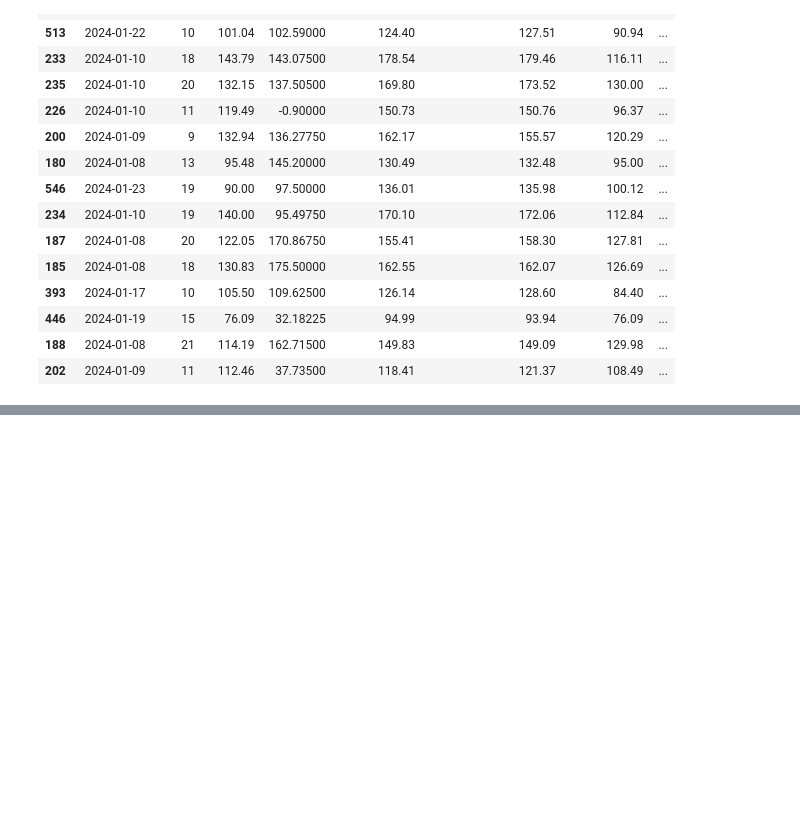
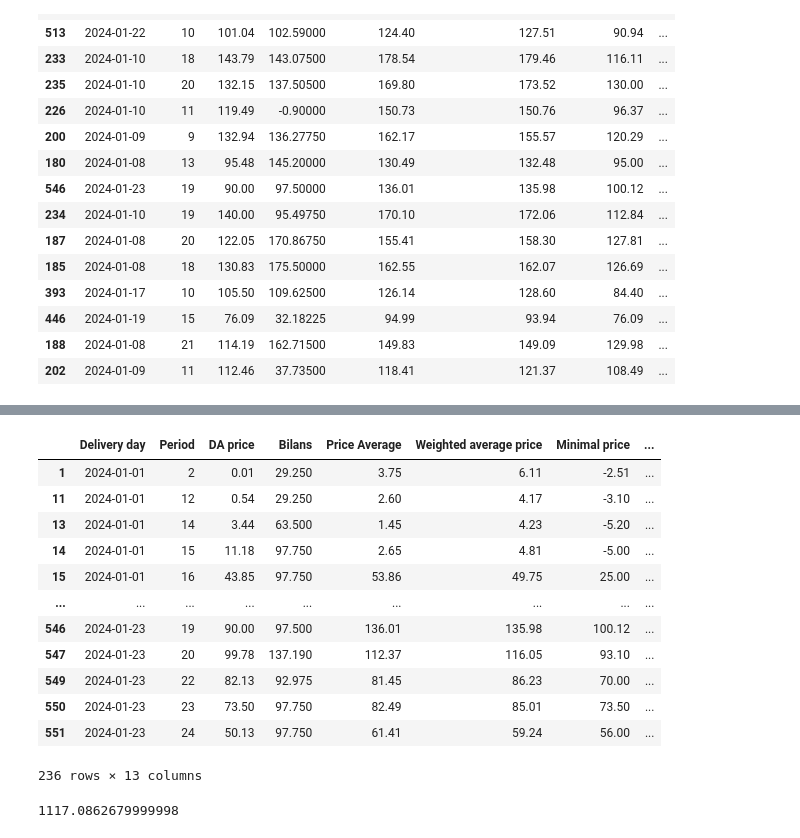
Before and after one commit to tomektom10/dataScienceBootCamp, a Jupyter notebook: ENERGIA_2024_OBLICZENIA_DLA_GODZIN.ipynb, the cells around one changed output, grey strips where cells are left out. Saved outputs shown, nothing was run; the diff lists cells and outputs as text; code cells hidden in the pictures; blank space fills up the shorter version.

```diff
--- a/ENERGIA_2024_OBLICZENIA_DLA_GODZIN.ipynb
+++ b/ENERGIA_2024_OBLICZENIA_DLA_GODZIN.ipynb
@@ -291,0 +384,2 @@ top_10_differences  # Wyświetlenie wyników
+# %%
+df_profit_positive['Profit_Loss_po_dodaniu'] = df_profit_positive['Bilans'] - df_profit_positive['DA_plus_srednia_cena_max']
@@ -291,0 +394,16 @@ top_10_differences  # Wyświetlenie wyników
+# %%
+df_profit_positive
+# %% [output]
+|  | Delivery day | Period | DA price | Bilans | Price Average | Weighted average price | Minimal price | ... |
+| 1 | 2024-01-01 | 2 | 0.01 | 29.250 | 3.75 | 6.11 | -2.51 | ... |
+| 11 | 2024-01-01 | 12 | 0.54 | 29.250 | 2.60 | 4.17 | -3.10 | ... |
+| 13 | 2024-01-01 | 14 | 3.44 | 63.500 | 1.45 | 4.23 | -5.20 | ... |
+| 14 | 2024-01-01 | 15 | 11.18 | 97.750 | 2.65 | 4.81 | -5.00 | ... |
+| 15 | 2024-01-01 | 16 | 43.85 | 97.750 | 53.86 | 49.75 | 25.00 | ... |
+| ... | ... | ... | ... | ... | ... | ... | ... | ... |
+| 546 | 2024-01-23 | 19 | 90.00 | 97.500 | 136.01 | 135.98 | 100.12 | ... |
+| 547 | 2024-01-23 | 20 | 99.78 | 137.190 | 112.37 | 116.05 | 93.10 | ... |
+| 549 | 2024-01-23 | 22 | 82.13 | 92.975 | 81.45 | 86.23 | 70.00 | ... |
+| 550 | 2024-01-23 | 23 | 73.50 | 97.750 | 82.49 | 85.01 | 73.50 | ... |
+| 551 | 2024-01-23 | 24 | 50.13 | 97.750 | 61.41 | 59.24 | 56.00 | ... |
+236 rows × 13 columns
@@ -291,0 +414,4 @@ top_10_differences  # Wyświetlenie wyników
+# %%
+total_po_dodaniu
+# %% [output]
+1117.0862679999998
```
Also changed, not shown: parts of 9 cells of this notebook.
